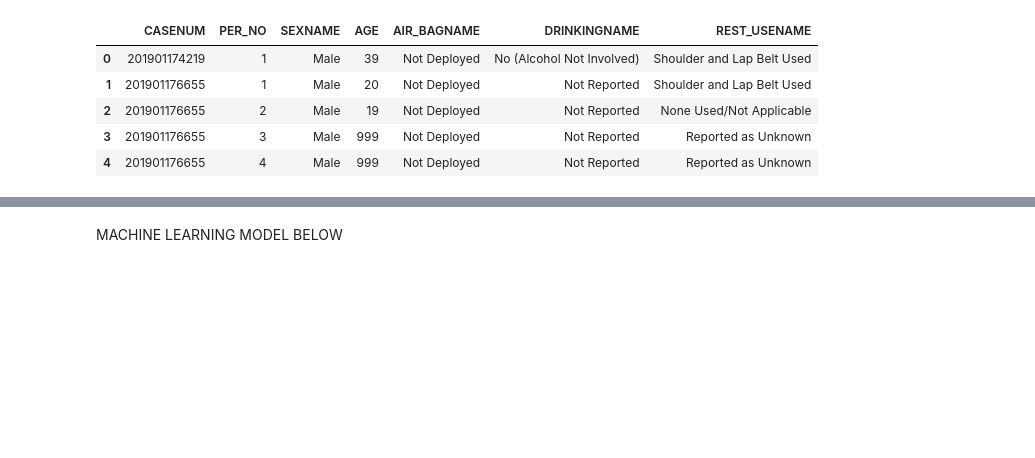
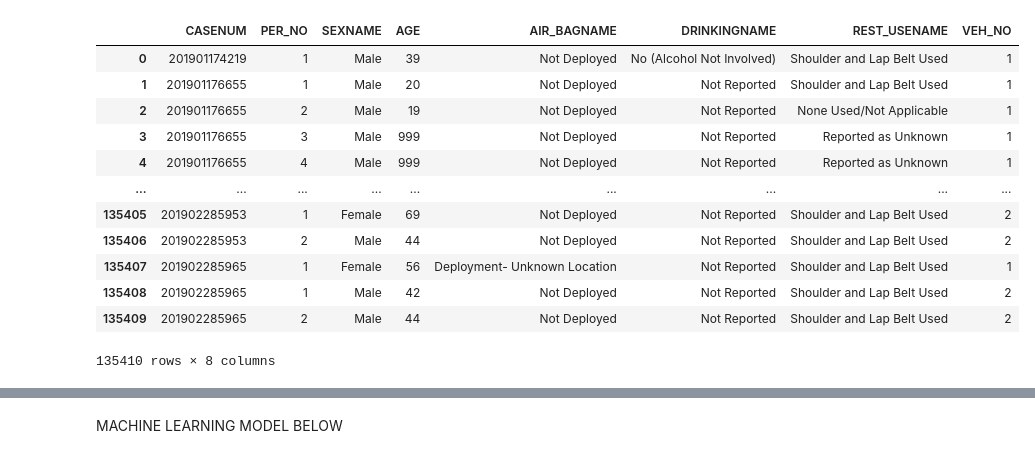
Before and after one commit to amburu4159/group-3-ku042021, a Jupyter notebook: MachineLearningModel.ipynb, the cells around one changed output, grey strips where cells are left out. Drawn from its saved outputs; the diff is of its cells as text; code cells hidden in the pictures; blank space fills up the shorter version.

```diff
--- a/MachineLearningModel.ipynb
+++ b/MachineLearningModel.ipynb
@@ -19,11 +16,18 @@ person_df.head()
 # %%
 #Only keeping certain columns from person dataframe
-people_df = person_df[['CASENUM', 'PER_NO', 'SEXNAME', 'AGE', 'AIR_BAGNAME', 'DRINKINGNAME', 'REST_USENAME']]
-people_df.head()
+people_df = person_df[['CASENUM', 'PER_NO', 'SEXNAME', 'AGE', 'AIR_BAGNAME', 'DRINKINGNAME', 'REST_USENAME', 'VEH_NO']]
+people_df
 # %% [output]
-|  | CASENUM | PER_NO | SEXNAME | AGE | AIR_BAGNAME | DRINKINGNAME | REST_USENAME |
-| 0 | 201901174219 | 1 | Male | 39 | Not Deployed | No (Alcohol Not Involved) | Shoulder and Lap Belt Used |
-| 1 | 201901176655 | 1 | Male | 20 | Not Deployed | Not Reported | Shoulder and Lap Belt Used |
-| 2 | 201901176655 | 2 | Male | 19 | Not Deployed | Not Reported | None Used/Not Applicable |
-| 3 | 201901176655 | 3 | Male | 999 | Not Deployed | Not Reported | Reported as Unknown |
-| 4 | 201901176655 | 4 | Male | 999 | Not Deployed | Not Reported | Reported as Unknown |
+|  | CASENUM | PER_NO | SEXNAME | AGE | AIR_BAGNAME | DRINKINGNAME | REST_USENAME | VEH_NO |
+| 0 | 201901174219 | 1 | Male | 39 | Not Deployed | No (Alcohol Not Involved) | Shoulder and Lap Belt Used | 1 |
+| 1 | 201901176655 | 1 | Male | 20 | Not Deployed | Not Reported | Shoulder and Lap Belt Used | 1 |
+| 2 | 201901176655 | 2 | Male | 19 | Not Deployed | Not Reported | None Used/Not Applicable | 1 |
+| 3 | 201901176655 | 3 | Male | 999 | Not Deployed | Not Reported | Reported as Unknown | 1 |
+| 4 | 201901176655 | 4 | Male | 999 | Not Deployed | Not Reported | Reported as Unknown | 1 |
+| ... | ... | ... | ... | ... | ... | ... | ... | ... |
+| 135405 | 201902285953 | 1 | Female | 69 | Not Deployed | Not Reported | Shoulder and Lap Belt Used | 2 |
+| 135406 | 201902285953 | 2 | Male | 44 | Not Deployed | Not Reported | Shoulder and Lap Belt Used | 2 |
+| 135407 | 201902285965 | 1 | Female | 56 | Deployment- Unknown Location | Not Reported | Shoulder and Lap Belt Used | 1 |
+| 135408 | 201902285965 | 1 | Male | 42 | Not Deployed | Not Reported | Shoulder and Lap Belt Used | 2 |
+| 135409 | 201902285965 | 2 | Male | 44 | Not Deployed | Not Reported | Shoulder and Lap Belt Used | 2 |
+135410 rows × 8 columns
```
Also changed, not shown: parts of 45 cells of this notebook.
